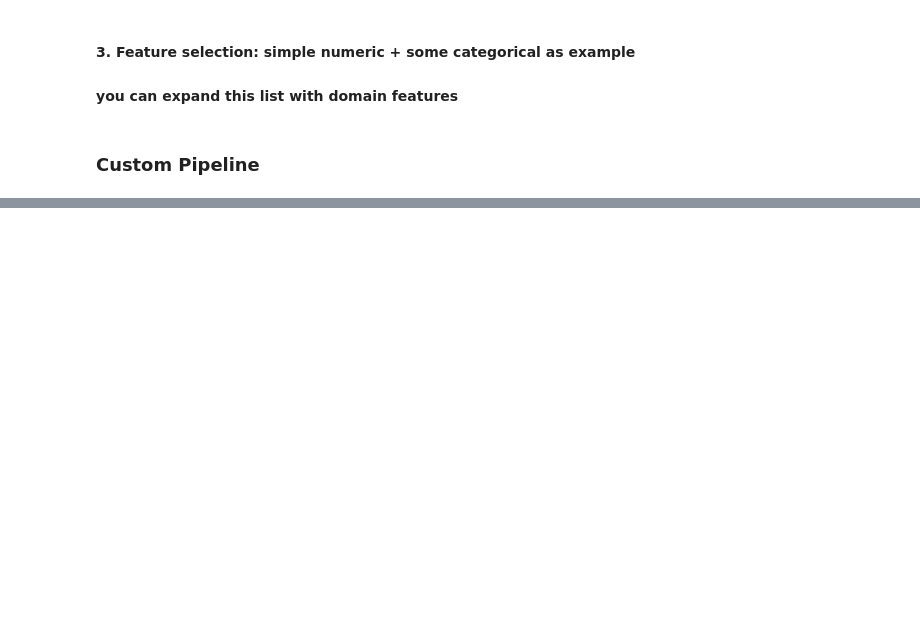
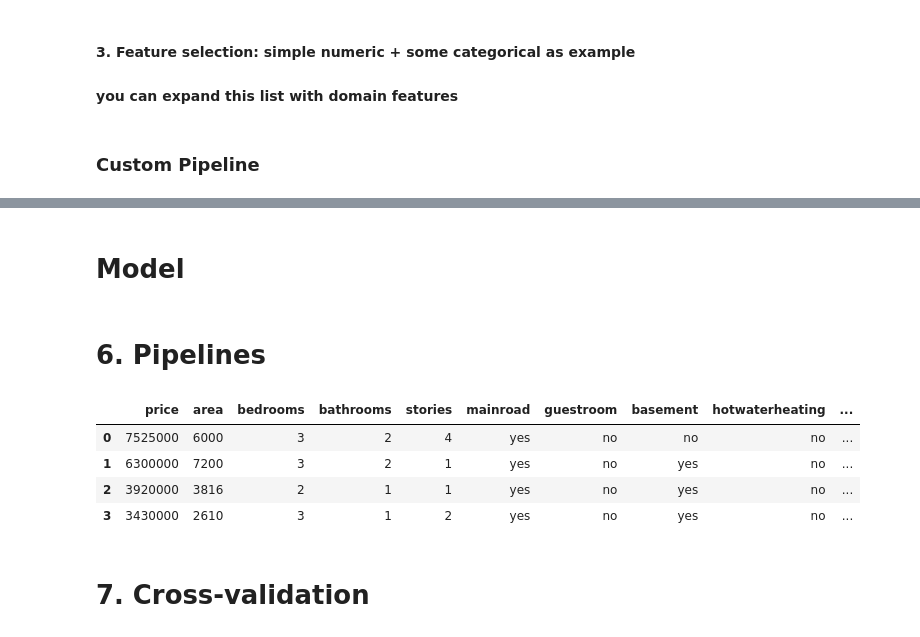
Before and after one commit to AtaullahMasum/Machine-Learning-Project, a Jupyter notebook: House Price Prediction/src/all_step_in_one_file.ipynb, the cells around one changed output, grey strips where cells are left out. Drawn from its saved outputs; the diff is of its cells as text; code cells hidden in the pictures; blank space fills up the shorter version.

```diff
--- a/House Price Prediction/src/all_step_in_one_file.ipynb
+++ b/House Price Prediction/src/all_step_in_one_file.ipynb
@@ -77,3 +77,5 @@ preprocessor1 = ColumnTransformer(transformers=[
     ("num", numeric_transformer, numeric_feats),
     ("cat", categorical_transformer, categorical_feats)
 ], remainder="drop")
+# %% [markdown]
+# Model
@@ -79,0 +98,2 @@ preprocessor1 = ColumnTransformer(transformers=[
+# %% [markdown]
+# 6. Pipelines
@@ -79,0 +119,10 @@ preprocessor1 = ColumnTransformer(transformers=[
+# %%
+train.head(4)
+# %% [output]
+|  | price | area | bedrooms | bathrooms | stories | mainroad | guestroom | basement | hotwaterheating | ... |
+| 0 | 7525000 | 6000 | 3 | 2 | 4 | yes | no | no | no | ... |
+| 1 | 6300000 | 7200 | 3 | 2 | 1 | yes | no | yes | no | ... |
+| 2 | 3920000 | 3816 | 2 | 1 | 1 | yes | no | yes | no | ... |
+| 3 | 3430000 | 2610 | 3 | 1 | 2 | yes | no | yes | no | ... |
+# %% [markdown]
+# 7. Cross-validation
```
Also changed, not shown: parts of 36 cells of this notebook, 3 other files.
